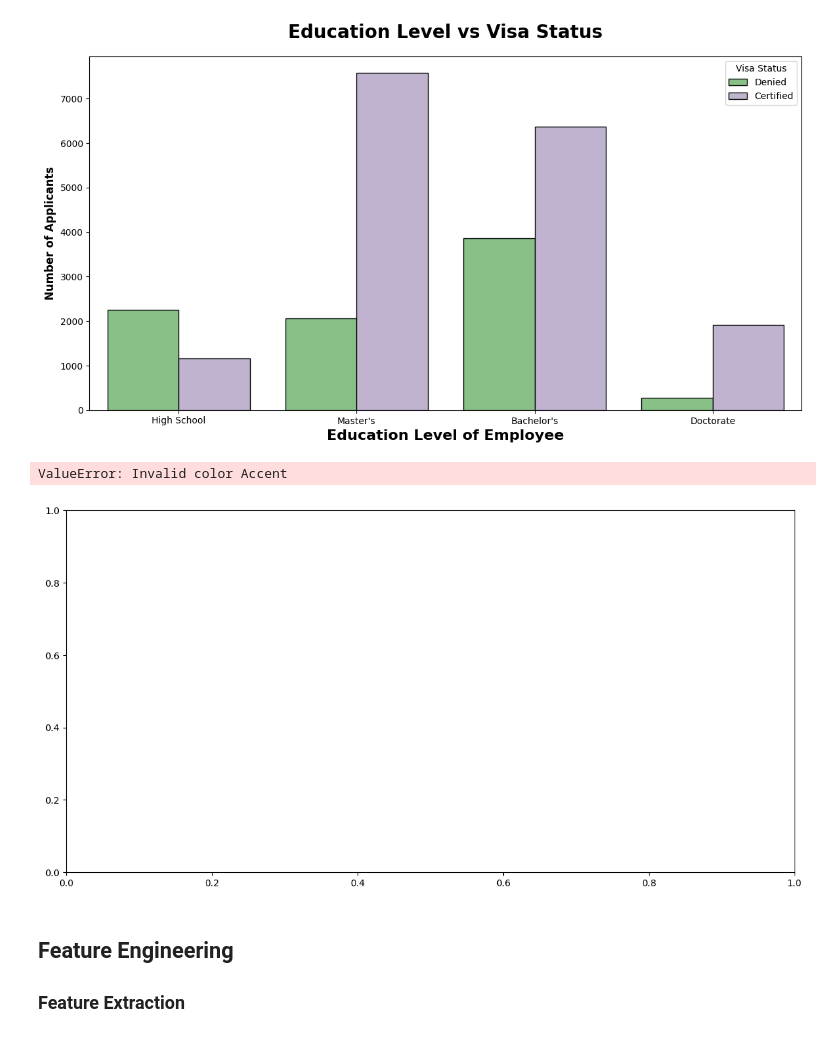
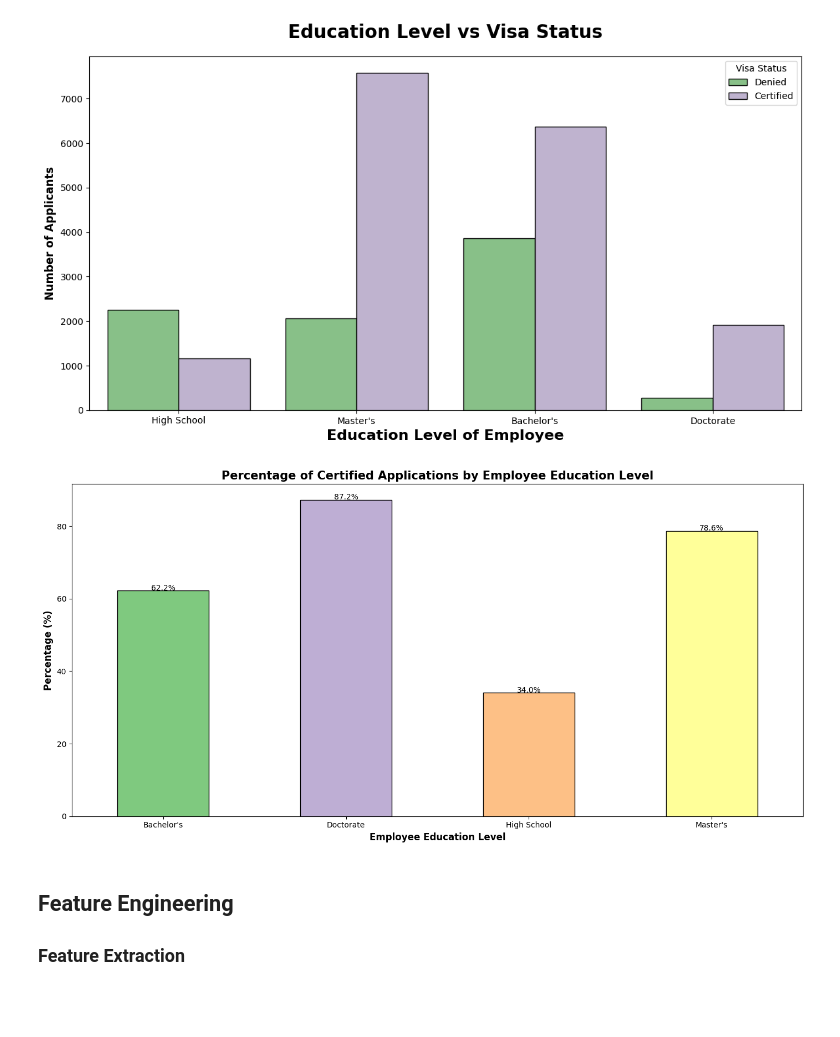
Before and after one commit to MRameezU/MLOPs_Classification_Problem, a Jupyter notebook: notebook/01_Exploratory_Data_Analysis_US_Visa.ipynb, the cells around one changed output. Saved outputs shown, nothing was run; the diff lists cells and outputs as text; code cells hidden in the pictures; blank space fills up the shorter version.

Commit message:
error removed

```diff
--- a/notebook/01_Exploratory_Data_Analysis_US_Visa.ipynb
+++ b/notebook/01_Exploratory_Data_Analysis_US_Visa.ipynb
@@ -541,39 +541,43 @@ plt.show()
 # %% [output]
 [figure]
 # %%
+import seaborn as sns
+
 # Set figure size for better visibility
 plt.figure(figsize=(14, 7))
 
 # Calculate the percentage of certified applications by education level
 certified_percentage = (
     100 * df2[df2["case_status"] == 'Certified']['education_of_employee'].value_counts() /
     df2['education_of_employee'].value_counts()
 )
 
+# Get colors from the Accent palette
+colors = sns.color_palette("Accent", n_colors=len(certified_percentage))
+
 # Plot the bar chart for certified application percentages
-certified_percentage.plot(kind='bar', color='Accent', edgecolor='black')
+certified_percentage.plot(kind='bar', color=colors, edgecolor='black')
 
 # Add a descriptive title with proper formatting
 plt.title("Percentage of Certified Applications by Employee Education Level", fontsize=15, fontweight='bold')
 
 # Annotate each bar with its percentage value
 for index, value in enumerate(certified_percentage):
     percentage_str = '{:.1f}%'.format(value)
     plt.text(index, value + 0.1, percentage_str, ha='center', fontsize=10)
 
 # Customize axis labels for clarity
 plt.xlabel('Employee Education Level', fontweight='bold', fontsize=12)
 plt.ylabel('Percentage (%)', fontweight='bold', fontsize=12)
 
 # Adjust x-tick labels for better readability
 plt.xticks(rotation=0)
 
 # Display the final plot
 plt.tight_layout()
 plt.show()
 # %% [output]
-ValueError: Invalid color Accent
-[figure, old version]
+[figure, new version]
 # %% [markdown]
 ## Feature Engineering
 ### Feature Extraction
```
